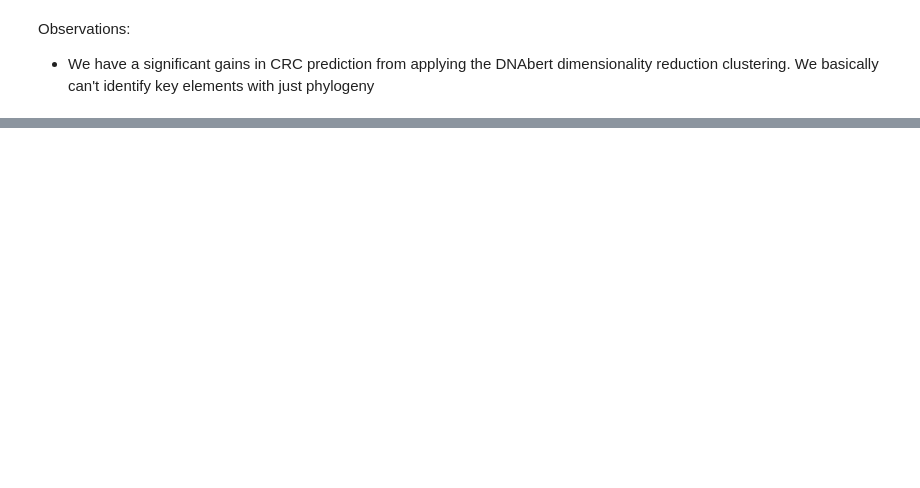
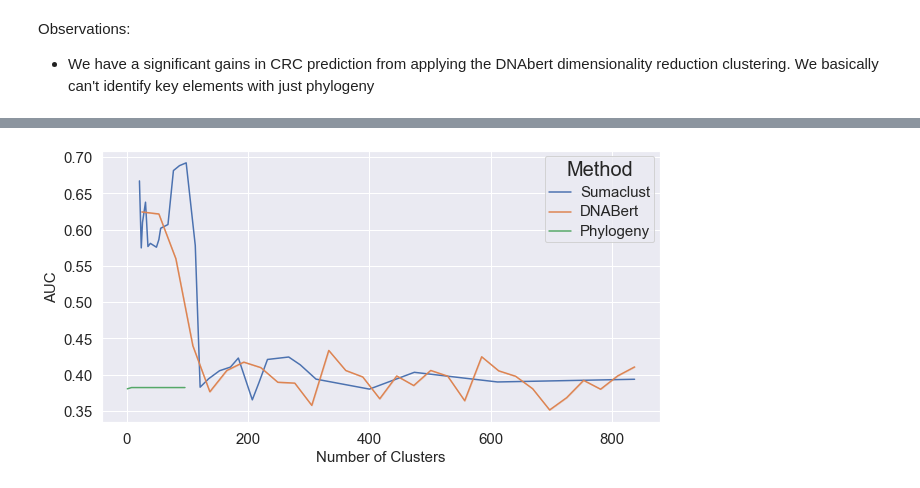
Before and after one commit to gaustin15/W4671_project, a Jupyter notebook: CRC_prediction.ipynb, the cells around one changed output, grey strips where cells are left out. Drawn from its saved outputs; the diff is of its cells as text; code cells hidden in the pictures; blank space fills up the shorter version.

```diff
--- a/CRC_prediction.ipynb
+++ b/CRC_prediction.ipynb
@@ -477,0 +680,78 @@ for i in phylo_group_results.loc[phylo_group_results.coef != 0].index:
+# %%
+#show performance of DNABert hierarchal clustering
+L = []
+file_path = '../MicrobiomeHD_data/crc_zhao_results/crc_zhao.otu_seqs.100.fasta'
+for threshold in list( np.linspace(.75, 1, 30) )*3:
+    L.append( test_reduced_sumaclust(df_fixed, metadata, threshold, file_path,  reads, f = '_') )
+
+print('0')
+sum_results = pd.concat([ pd.DataFrame.from_dict(
+    {'fpr':a[0],
+     'tpr':a[1],
+     'auc':[a[2]]*len(a[1]),
+     'n_dims':[a[3]]*len(a[1]) } ) \
+           for a in L ], axis = 0 )
+
+sum_results['Grouping Dimension'] = sum_results.n_dims.astype(str) + ', AUC = ' \
+                        + sum_results.auc.astype(str).str[0:4]
+
+L = []
+
+for i in list(np.linspace(25, df_fixed.shape[1], 30, dtype = np.uint64))*3:
+               # [df_fixed.shape[1], 500, 200, 100, 50, 40, 25]:
+    L.append( test_reduced_dims(df_fixed, metadata, embeddings, i, reads, f = '_') )
+
+full_results = pd.concat([ pd.DataFrame.from_dict(
+    {'fpr':a[0],
+     'tpr':a[1],
+     'auc':[a[2]]*len(a[1]),
+     'n_dims':[a[3]]*len(a[1]) } ) \
+           for a in L ], axis = 0 )
+
+full_results['Grouping Dimension'] = full_results.n_dims.astype(str) + ', AUC = ' \
+
+response = metadata
+G = []
+for i in [1, 2, 3, 4, 5, 6, 7, 20]:
+    G.append( test_reduce_by_phylo_name(df_fixed, response, i, otu_phylo, f = '_') )
+
+print('1' )
+phylo_results = pd.concat([ pd.DataFrame.from_dict(
+    {'fpr':a[0],
+     'tpr':a[1],
+     'auc':[a[2]]*len(a[1]),
+     'n_cutoffs':[a[3]]*len(a[1]) } ) \
+           for a in G ], axis = 0 )
+
+phylo_results['Phylo Tree Grouping Dimension'] = phylo_results.n_cutoffs.astype(str) + ', AUC = ' \
+                        + phylo_results.auc.astype(str).str[0:4]
+print('2')
+
+auc_summary = sum_results.groupby('n_dims')['auc'].mean().reset_index()
+auc_summary_ = full_results.groupby('n_dims')['auc'].mean().reset_index()
+auc_summary['Method'] = 'Sumaclust'
+auc_summary_['Method'] = 'DNABert'
+phylo_results['n_dims'] = phylo_results.n_cutoffs
+auc_summary__ = phylo_results.groupby('n_dims')['auc'].mean().reset_index()
+auc_summary__['Method'] = 'Phylogeny'
+
+auc_summary = pd.concat((auc_summary, auc_summary_, auc_summary__), axis = 0)
+
+
+
+auc_summary = pd.concat((auc_summary, auc_summary_), axis = 0)
+sns.set_theme()
+plt.figure(figsize=(10,5))
+ax = sns.lineplot(x = 'n_dims', y = 'auc',
+             data = auc_summary,\
+             ci= 0, hue = 'Method')
+
+#plt.title('Comparing Random Forest AUCs across Clustering Methods')
+plt.xlabel("Number of Clusters", fontsize = 15)
+plt.ylabel("AUC", fontsize = 15)
+plt.setp( ax.get_legend().get_texts(), fontsize='15')
+plt.setp(ax.get_legend().get_title(), fontsize='20')
+ax.tick_params(axis='both', which='major', labelsize=15)
+plt.savefig('crc_zhao_lr.png', pad_inches = 0)
+plt.show()
+# %% [output]
@@ -477,0 +761 @@ for i in phylo_group_results.loc[phylo_group_results.coef != 0].index:
+[figure, added]
```
Also changed, not shown: parts of 21 cells of this notebook, 2 other files.
